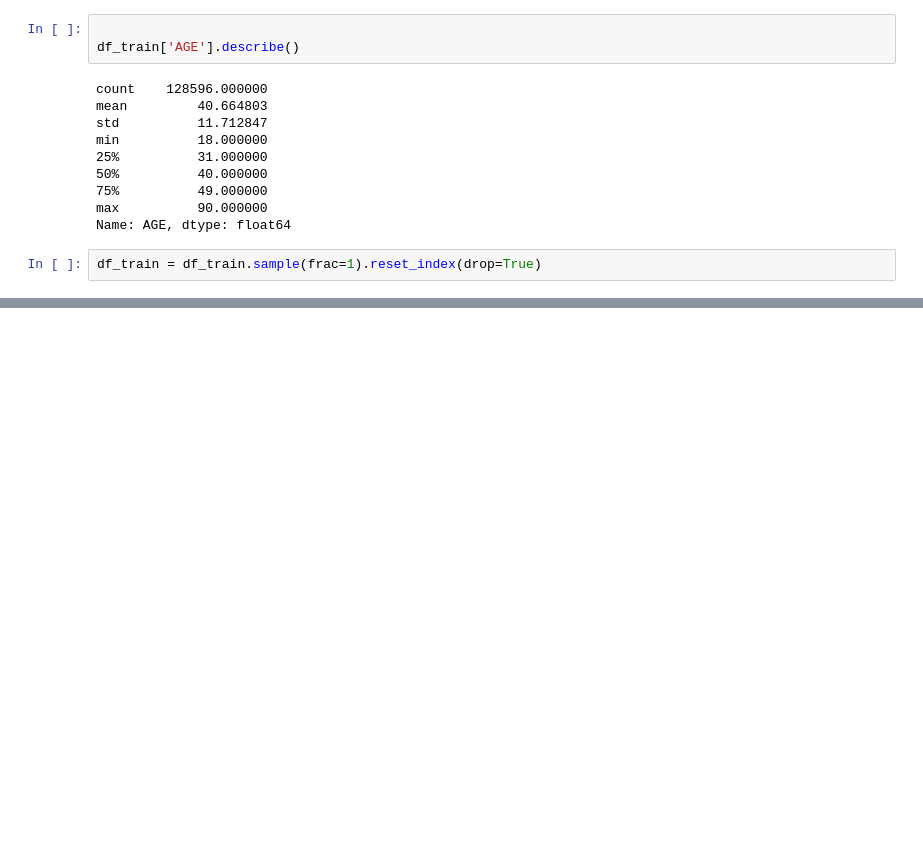
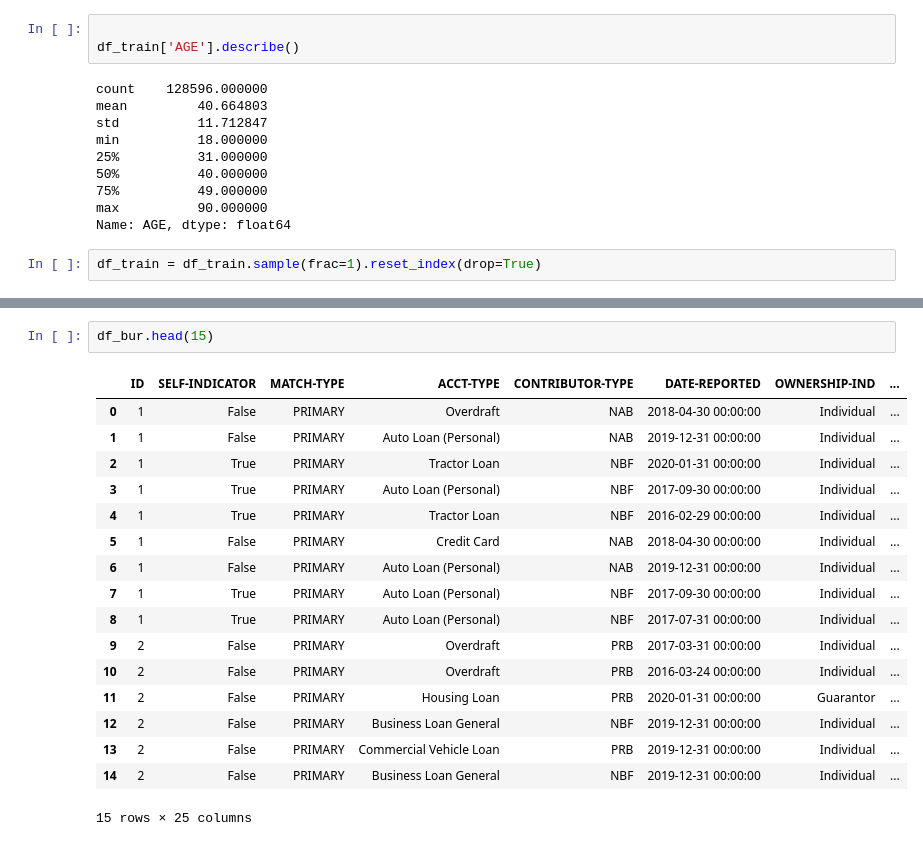
Before and after one commit to NishantSushmakar/LTFS-HACK, a Jupyter notebook: notebooks/Exploratory.ipynb, the cells around one changed output, grey strips where cells are left out. Saved outputs shown, nothing was run; the diff lists cells and outputs as text; blank space fills up the shorter version.

```diff
--- a/notebooks/Exploratory.ipynb
+++ b/notebooks/Exploratory.ipynb
@@ -229,0 +266,20 @@ df_train
+# %%
+df_bur.head(15)
+# %% [output]
+|  | ID | SELF-INDICATOR | MATCH-TYPE | ACCT-TYPE | CONTRIBUTOR-TYPE | DATE-REPORTED | OWNERSHIP-IND | ... |
+| 0 | 1 | False | PRIMARY | Overdraft | NAB | 2018-04-30 00:00:00 | Individual | ... |
+| 1 | 1 | False | PRIMARY | Auto Loan (Personal) | NAB | 2019-12-31 00:00:00 | Individual | ... |
+| 2 | 1 | True | PRIMARY | Tractor Loan | NBF | 2020-01-31 00:00:00 | Individual | ... |
+| 3 | 1 | True | PRIMARY | Auto Loan (Personal) | NBF | 2017-09-30 00:00:00 | Individual | ... |
+| 4 | 1 | True | PRIMARY | Tractor Loan | NBF | 2016-02-29 00:00:00 | Individual | ... |
+| 5 | 1 | False | PRIMARY | Credit Card | NAB | 2018-04-30 00:00:00 | Individual | ... |
+| 6 | 1 | False | PRIMARY | Auto Loan (Personal) | NAB | 2019-12-31 00:00:00 | Individual | ... |
+| 7 | 1 | True | PRIMARY | Auto Loan (Personal) | NBF | 2017-09-30 00:00:00 | Individual | ... |
+| 8 | 1 | True | PRIMARY | Auto Loan (Personal) | NBF | 2017-07-31 00:00:00 | Individual | ... |
+| 9 | 2 | False | PRIMARY | Overdraft | PRB | 2017-03-31 00:00:00 | Individual | ... |
+| 10 | 2 | False | PRIMARY | Overdraft | PRB | 2016-03-24 00:00:00 | Individual | ... |
+| 11 | 2 | False | PRIMARY | Housing Loan | PRB | 2020-01-31 00:00:00 | Guarantor | ... |
+| 12 | 2 | False | PRIMARY | Business Loan General | NBF | 2019-12-31 00:00:00 | Individual | ... |
+| 13 | 2 | False | PRIMARY | Commercial Vehicle Loan | PRB | 2019-12-31 00:00:00 | Individual | ... |
+| 14 | 2 | False | PRIMARY | Business Loan General | NBF | 2019-12-31 00:00:00 | Individual | ... |
+15 rows × 25 columns
```
Also changed, not shown: parts of 18 cells of this notebook, 1 other file.
